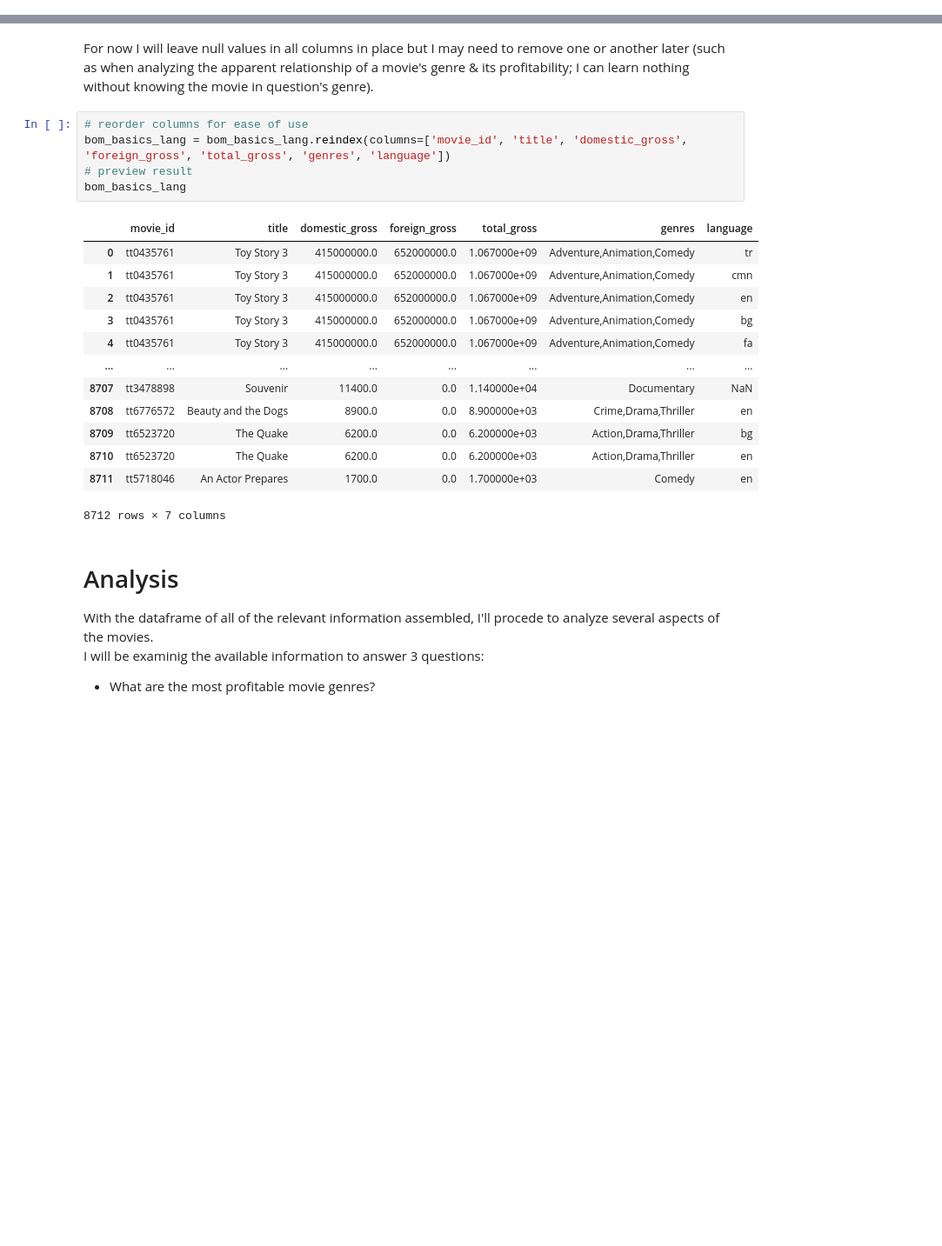
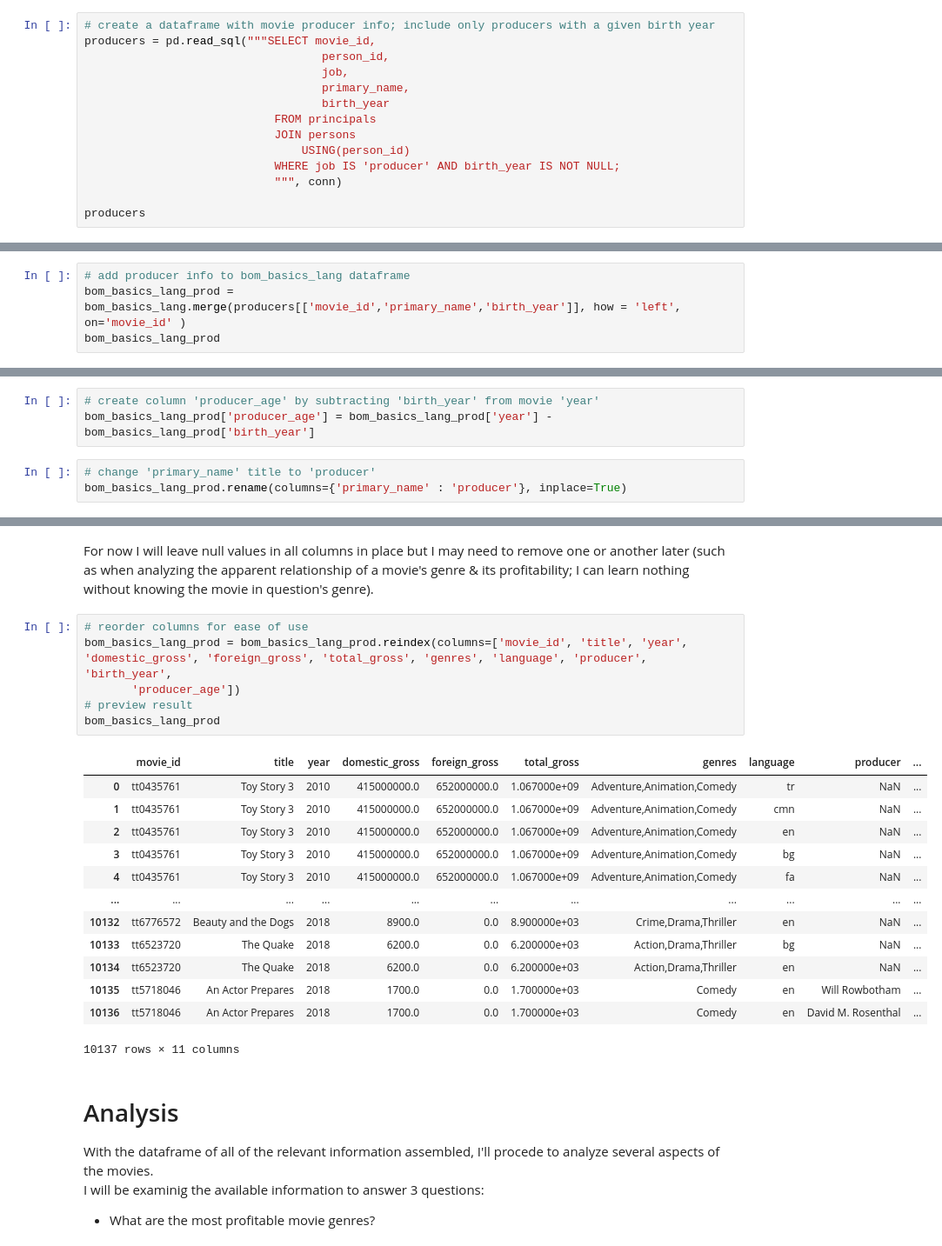
Before and after one commit to terminalcoder/Movie-Earnings-Analysis, a Jupyter notebook: Movie Earnings Analysis Notebook.ipynb, the cells around one changed output, grey strips where cells are left out. Shown: that part at 87% size. Drawn from its saved outputs; the diff is of its cells as text; blank space fills up the shorter version.

Commit message:
added initial producers analysis

```diff
--- a/Movie Earnings Analysis Notebook.ipynb
+++ b/Movie Earnings Analysis Notebook.ipynb
@@ -309,3 +250,17 @@ See the caveats in the documentation: https://pandas.pydata.org/pandas-docs/stab
 # %%
 # add languages dataframe to the general dataframe
 bom_basics_lang = bom_basics.merge(language, how = 'left', on= 'movie_id' )
+# %%
+# create a dataframe with movie producer info; include only producers with a given birth year
+producers = pd.read_sql("""SELECT movie_id,
+                                   person_id,
+                                   job,
+                                   primary_name,
+                                   birth_year
+                            FROM principals
+                            JOIN persons
+                                USING(person_id)
+                            WHERE job IS 'producer' AND birth_year IS NOT NULL;
+                            """, conn)
+
+producers
@@ -311,0 +281,4 @@ bom_basics_lang = bom_basics.merge(language, how = 'left', on= 'movie_id' )
+# %%
+# add producer info to bom_basics_lang dataframe
+bom_basics_lang_prod = bom_basics_lang.merge(producers[['movie_id','primary_name','birth_year']], how = 'left', on='movie_id' )
+bom_basics_lang_prod
@@ -311,0 +299,6 @@ bom_basics_lang = bom_basics.merge(language, how = 'left', on= 'movie_id' )
+# %%
+# create column 'producer_age' by subtracting 'birth_year' from movie 'year'
+bom_basics_lang_prod['producer_age'] = bom_basics_lang_prod['year'] - bom_basics_lang_prod['birth_year']
+# %%
+# change 'primary_name' title to 'producer'
+bom_basics_lang_prod.rename(columns={'primary_name' : 'producer'}, inplace=True)
@@ -327,23 +329,24 @@ Name: language, dtype: int64
 For now I will leave null values in all columns in place but I may need to remove one or another later (such as when analyzing the apparent relationship of a movie's genre & its profitability; I can learn nothing without knowing the movie in question's genre).
 # %%
 # reorder columns for ease of use
-bom_basics_lang = bom_basics_lang.reindex(columns=['movie_id', 'title', 'domestic_gross', 'foreign_gross', 'total_gross', 'genres', 'language'])
+bom_basics_lang_prod = bom_basics_lang_prod.reindex(columns=['movie_id', 'title', 'year', 'domestic_gross', 'foreign_gross', 'total_gross', 'genres', 'language', 'producer', 'birth_year',
+       'producer_age'])
 # preview result
-bom_basics_lang
+bom_basics_lang_prod
 # %% [output]
-|  | movie_id | title | domestic_gross | foreign_gross | total_gross | genres | language |
-| 0 | tt0435761 | Toy Story 3 | 415000000.0 | 652000000.0 | 1.067000e+09 | Adventure,Animation,Comedy | tr |
-| 1 | tt0435761 | Toy Story 3 | 415000000.0 | 652000000.0 | 1.067000e+09 | Adventure,Animation,Comedy | cmn |
-| 2 | tt0435761 | Toy Story 3 | 415000000.0 | 652000000.0 | 1.067000e+09 | Adventure,Animation,Comedy | en |
-| 3 | tt0435761 | Toy Story 3 | 415000000.0 | 652000000.0 | 1.067000e+09 | Adventure,Animation,Comedy | bg |
-| 4 | tt0435761 | Toy Story 3 | 415000000.0 | 652000000.0 | 1.067000e+09 | Adventure,Animation,Comedy | fa |
-| ... | ... | ... | ... | ... | ... | ... | ... |
-| 8707 | tt3478898 | Souvenir | 11400.0 | 0.0 | 1.140000e+04 | Documentary | NaN |
-| 8708 | tt6776572 | Beauty and the Dogs | 8900.0 | 0.0 | 8.900000e+03 | Crime,Drama,Thriller | en |
-| 8709 | tt6523720 | The Quake | 6200.0 | 0.0 | 6.200000e+03 | Action,Drama,Thriller | bg |
-| 8710 | tt6523720 | The Quake | 6200.0 | 0.0 | 6.200000e+03 | Action,Drama,Thriller | en |
-| 8711 | tt5718046 | An Actor Prepares | 1700.0 | 0.0 | 1.700000e+03 | Comedy | en |
+|  | movie_id | title | year | domestic_gross | foreign_gross | total_gross | genres | language | producer | ... |
+| 0 | tt0435761 | Toy Story 3 | 2010 | 415000000.0 | 652000000.0 | 1.067000e+09 | Adventure,Animation,Comedy | tr | NaN | ... |
+| 1 | tt0435761 | Toy Story 3 | 2010 | 415000000.0 | 652000000.0 | 1.067000e+09 | Adventure,Animation,Comedy | cmn | NaN | ... |
+| 2 | tt0435761 | Toy Story 3 | 2010 | 415000000.0 | 652000000.0 | 1.067000e+09 | Adventure,Animation,Comedy | en | NaN | ... |
+| 3 | tt0435761 | Toy Story 3 | 2010 | 415000000.0 | 652000000.0 | 1.067000e+09 | Adventure,Animation,Comedy | bg | NaN | ... |
+| 4 | tt0435761 | Toy Story 3 | 2010 | 415000000.0 | 652000000.0 | 1.067000e+09 | Adventure,Animation,Comedy | fa | NaN | ... |
+| ... | ... | ... | ... | ... | ... | ... | ... | ... | ... | ... |
+| 10132 | tt6776572 | Beauty and the Dogs | 2018 | 8900.0 | 0.0 | 8.900000e+03 | Crime,Drama,Thriller | en | NaN | ... |
+| 10133 | tt6523720 | The Quake | 2018 | 6200.0 | 0.0 | 6.200000e+03 | Action,Drama,Thriller | bg | NaN | ... |
+| 10134 | tt6523720 | The Quake | 2018 | 6200.0 | 0.0 | 6.200000e+03 | Action,Drama,Thriller | en | NaN | ... |
+| 10135 | tt5718046 | An Actor Prepares | 2018 | 1700.0 | 0.0 | 1.700000e+03 | Comedy | en | Will Rowbotham | ... |
+| 10136 | tt5718046 | An Actor Prepares | 2018 | 1700.0 | 0.0 | 1.700000e+03 | Comedy | en | David M. Rosenthal | ... |
-8712 rows × 7 columns
+10137 rows × 11 columns
 # %% [markdown]
 # Analysis
 With the dataframe of all of the relevant information assembled, I'll procede to analyze several aspects of the movies.
```
Also changed, not shown: parts of 27 cells of this notebook, 1 other file.
